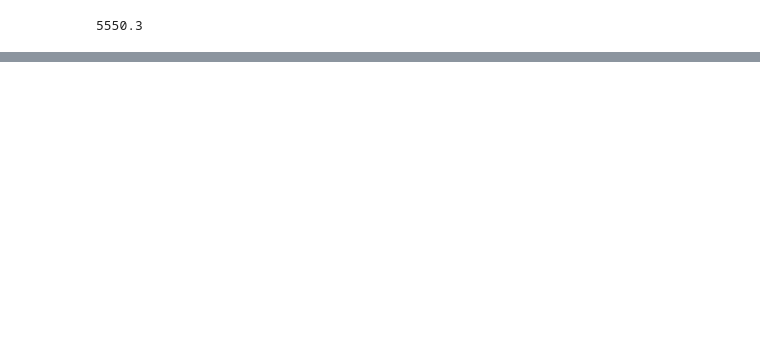
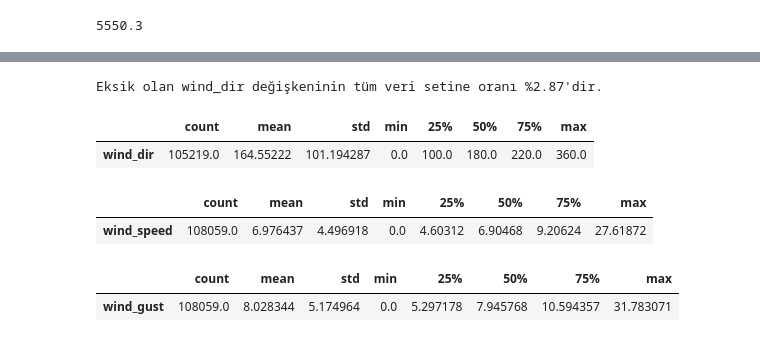
Before and after one commit to kntvrl/flights_project, a Jupyter notebook: project_notebook_ds.ipynb, the cells around one changed output, grey strips where cells are left out. Cells and saved outputs as stored; diff of their text form; code cells hidden in the pictures; blank space fills up the shorter version.

```diff
--- a/project_notebook_ds.ipynb
+++ b/project_notebook_ds.ipynb
@@ -235,0 +293,2 @@ Eksik veri temizleme işlemi sonrasında satır sayısı 111006 den 105219' e d
+# %%
+df.dropna(subset=["arr_time", "arr_delay", "air_time"], inplace=True)
@@ -235,0 +318,21 @@ Eksik veri temizleme işlemi sonrasında satır sayısı 111006 den 105219' e d
+# %%
+wind_dir=df["wind_dir"].isnull().sum()
+ratio_wind = wind_dir/len(df) * 100
+print(f"Eksik olan wind_dir değişkeninin tüm veri setine oranı %{ratio_wind:.2f}'dir.")
+# %% [output]
+Eksik olan wind_dir değişkeninin tüm veri setine oranı %2.87'dir.
+# %%
+df[["wind_dir"]].describe().T
+# %% [output]
+|  | count | mean | std | min | 25% | 50% | 75% | max |
+| wind_dir | 105219.0 | 164.55222 | 101.194287 | 0.0 | 100.0 | 180.0 | 220.0 | 360.0 |
+# %%
+df[["wind_speed"]].describe().T
+# %% [output]
+|  | count | mean | std | min | 25% | 50% | 75% | max |
+| wind_speed | 108059.0 | 6.976437 | 4.496918 | 0.0 | 4.60312 | 6.90468 | 9.20624 | 27.61872 |
+# %%
+df[["wind_gust"]].describe().T
+# %% [output]
+|  | count | mean | std | min | 25% | 50% | 75% | max |
+| wind_gust | 108059.0 | 8.028344 | 5.174964 | 0.0 | 5.297178 | 7.945768 | 10.594357 | 31.783071 |
```
Also changed, not shown: parts of 60 cells of this notebook.
